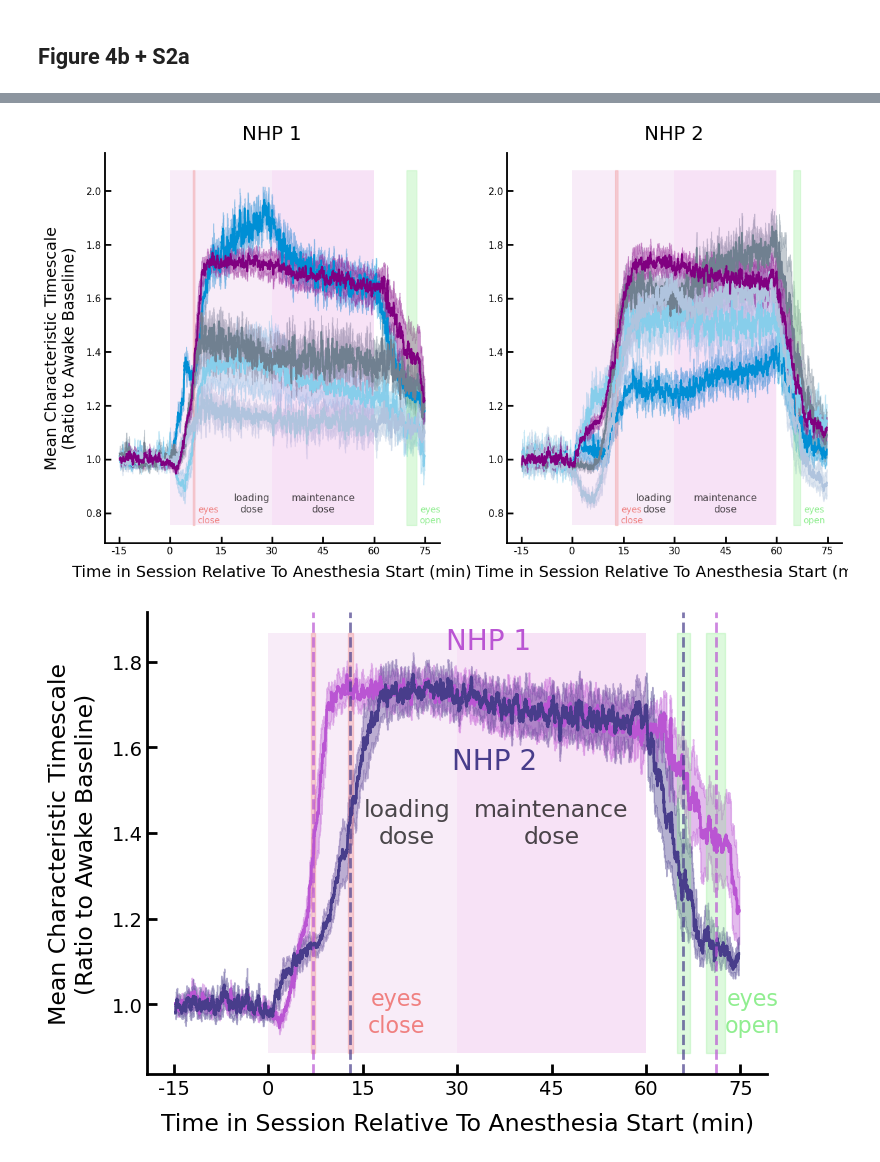
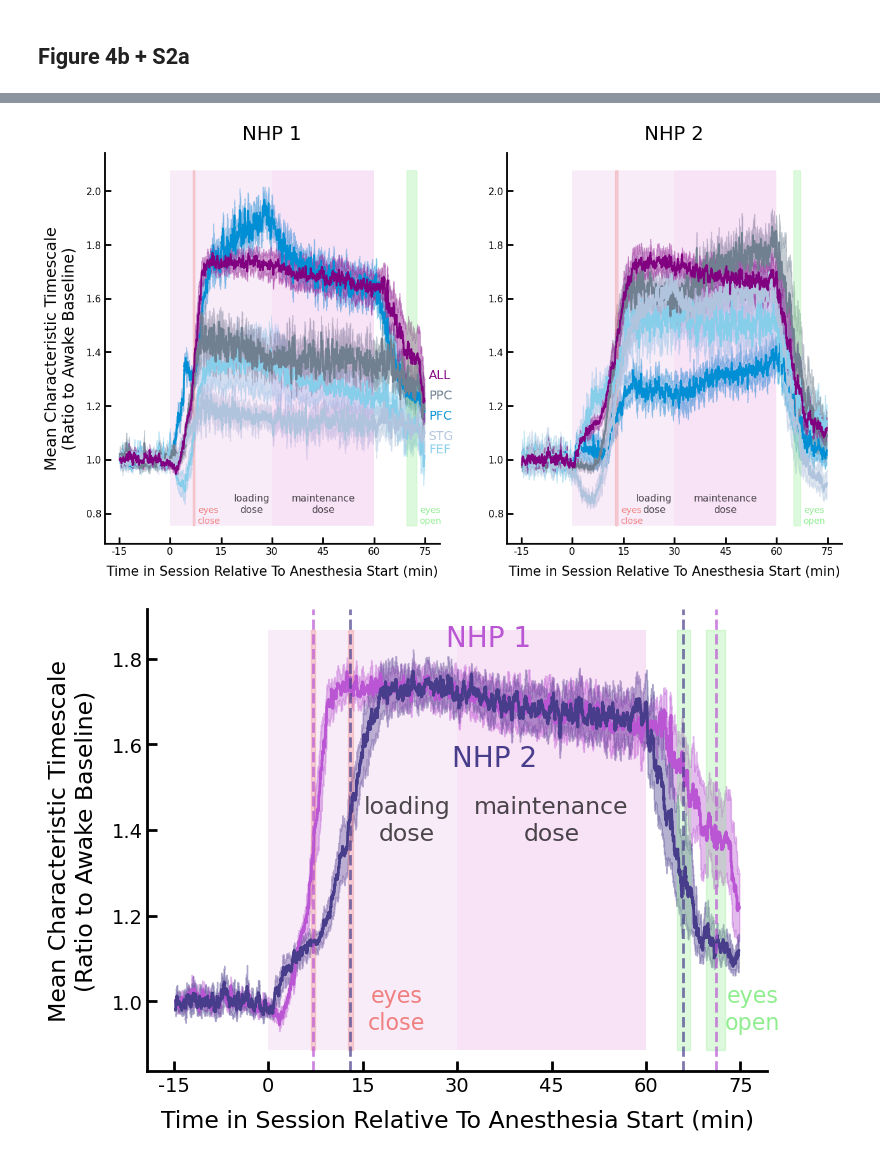
Before and after one commit to adamjeisen/ChaoticConsciousness, a Jupyter notebook: _jupyter/Figure 4 + S2 - Stability Results-Binned by Session.ipynb, the cells around one changed output, grey strips where cells are left out. Cells and saved outputs as stored; diff of their text form; code cells hidden in the pictures.

```diff
--- a/_jupyter/Figure 4 + S2 - Stability Results-Binned by Session.ipynb
+++ b/_jupyter/Figure 4 + S2 - Stability Results-Binned by Session.ipynb
@@ -19,8 +21,12 @@ from plot_utils import barplot_annotate_brackets
 
 plt.style.use('../sci_style.py')
 # %%
-img_save_dir = "/scratch2/weka/millerlab/eisenaj/ChaoticConsciousness/images"
-data_save_dir = "/scratch2/weka/millerlab/eisenaj/ChaoticConsciousness/figure_data"
+if socket.gethostname() == 'millerlab-endeavourOS':
+    img_save_dir = "/home/adameisen/Documents/data/ChaoticConsciousness/images"
+    data_save_dir = "/home/adameisen/Documents/data/ChaoticConsciousness/figure_data"
+else:
+    img_save_dir = "/scratch2/weka/millerlab/eisenaj/ChaoticConsciousness/images"
+    data_save_dir = "/scratch2/weka/millerlab/eisenaj/ChaoticConsciousness/figure_data"
 # %% [markdown]
 # Load Data
 # %%
@@ -45,8 +51,10 @@ data_save_dir = "/scratch2/weka/millerlab/eisenaj/ChaoticConsciousness/figure_da
 norm = False
 subsample = 1
 
-# results_dir = '/scratch2/weka/millerlab/eisenaj/ChaoticConsciousness/session_results'\
-results_dir = '/scratch2/weka/millerlab/eisenaj/ChaoticConsciousness/stability_results_redone/stability_results'
+if socket.gethostname() == 'millerlab-endeavourOS':
+    results_dir = "/home/adameisen/Documents/data/ChaoticConsciousness/stability_results_redone/stability_results"
+else:
+    results_dir = '/scratch2/weka/millerlab/eisenaj/ChaoticConsciousness/stability_results_redone/stability_results'
 
 session_list = os.listdir(results_dir)
 # %%
@@ -60,7 +68,10 @@ for session in tqdm(session_list):
     # LOAD DATA
     # --------------------------------
     print("loading data...")
-    all_data_dir = '/scratch2/weka/millerlab/eisenaj/datasets/anesthesia/mat'
+    if socket.gethostname() == 'millerlab-endeavourOS':
+        all_data_dir = "/home/adameisen/millerdata/data/common/datasets/anesthesia/mat"
+    else:
+        all_data_dir = '/scratch2/weka/millerlab/eisenaj/datasets/anesthesia/mat'
     data_class = get_data_class(session, all_data_dir)
 
     os.environ["HDF5_USE_FILE_LOCKING"] = "FALSE"
@@ -541,13 +558,13 @@ for i, monkey in enumerate(monkeys):
 
         safe_inds = counts_changes[monkey][area][time_inds].sum(axis=-1) == num_sessions[monkey]
         mean_vals = np.exp(np.log(changes_all[monkey][area][time_inds][safe_inds]).sum(axis=-1)/counts_changes[monkey][area][time_inds][safe_inds].sum(axis=-1))
-        ax.plot(time_vals[time_inds][safe_inds], mean_vals, label=area_labels[area], color=area_colors[area])
+        ax.plot(time_vals[time_inds][safe_inds], mean_vals, label=area_labels[area], color=area_colors[area], rasterized=True)
 
         std_vals = np.exp(np.sqrt(np.square(np.log(changes_all[monkey][area][time_inds][safe_inds]/np.expand_dims(mean_vals, -1))).sum(axis=-1)/(counts_changes[monkey][area][time_inds][safe_inds].sum(axis=-1) - 1)))
         se_vals = np.exp(np.log(std_vals)/np.sqrt(np.sqrt(counts_changes[monkey][area][time_inds][safe_inds].sum(axis=-1))))
         lower_bound = np.exp(np.log(mean_vals) - np.log(se_vals))
         upper_bound = np.exp(np.log(mean_vals) + np.log(se_vals))
-        ax.fill_between(time_vals[time_inds][safe_inds], lower_bound, upper_bound, alpha=0.4, color=area_colors[area])
+        ax.fill_between(time_vals[time_inds][safe_inds], lower_bound, upper_bound, alpha=0.4, color=area_colors[area], rasterized=True)
 
         figure4_data['timescales'][monkey][area] = {
             'time': time_vals[time_inds],
@@ -559,6 +576,23 @@ for i, monkey in enumerate(monkeys):
         ax.xaxis.set_ticks_position('bottom')
         ax.yaxis.set_ticks_position('left')
         ax.tick_params(labelsize=tick_fontsize)
+
+        if i == 0:
+            if area == 'all':
+                ax.text(76, 1.3, area_labels[area], color=area_colors[area], fontsize=onplot_fontsize)
+
+            if area == '7b':
+                ax.text(76, 1.225, area_labels[area], color=area_colors[area], fontsize=onplot_fontsize)
+
+            if area == 'vlPFC':
+                ax.text(76, 1.15, area_labels[area], color=area_colors[area], fontsize=onplot_fontsize)
+
+            if area == 'CPB':
+                ax.text(76, 1.075, area_labels[area], color=area_colors[area], fontsize=onplot_fontsize)
+
+            if area == 'FEF':
+                ax.text(76, 1.025, area_labels[area], color=area_colors[area], fontsize=onplot_fontsize)
+
 ylim = ax.get_ylim()
 
 lns = []
@@ -575,35 +609,42 @@ for i in range(2):
         ax.spines[['right', 'top']].set_visible(False)
         ax.xaxis.set_ticks_position('bottom')
         ax.yaxis.set_ticks_position('left')
         ax.set_ylabel(f'Mean Characteristic Timescale\n(Ratio to Awake Baseline)', fontsize=ylabel_fontsize)
+
+
+        # if area == 'CPB':
+        #     ax.text(60 + (plot_end_time - 60)*1.04, stability_all[monkey][area][time_vals >= 60].mean() - 2.5, area_labels[area], color=area_colors[area], fontsize=onplot_fontsize)
+        # if area == '7b':
+        #         ax.text(60 + (plot_end_time - 60)*1.15, -27, area_labels[area], color=area_colors[area], fontsize=onplot_fontsize)
+
     else:
 #         ax.spines[['right', 'top', 'left']].set_visible(False)
         ax.spines[['right', 'top']].set_visible(False)
         ax.xaxis.set_ticks_position('bottom')
         ax.tick_params(axis='y', which='both', left=True, right=False)
 
     xticks = [-15, 0, 15, 30, 45, 60, 75]
     ax.set_xticks(xticks, xticks)
-    ax.set_xlabel('Time in Session Relative To Anesthesia Start (min)', fontsize=xlabel_fontsize)
+    ax.set_xlabel('Time in Session Relative To Anesthesia Start (min)', fontsize=xlabel_fontsize-3)
     ax.tick_params(labelsize=tick_fontsize)
     ax.set_title(f'NHP {i + 1}', fontsize=title_fontsize)
 
     mean_eyes_close = np.mean(eyes_closes[monkeys[i]])
     se_eyes_close = np.std(eyes_closes[monkeys[i]])/np.sqrt(len(eyes_closes[monkeys[i]]))
 
 #     ax.axvline(mean_eyes_close/60)
     ax.fill_betweenx(ylim, (mean_eyes_close - se_eyes_close)/60, (mean_eyes_close + se_eyes_close)/60, alpha=0.3, color='lightcoral')
     ax.text((mean_eyes_close + se_eyes_close)/60 + 4, ylim[0] + 0.01, 'eyes\nclose', color='lightcoral', fontsize=onplot_fontsize - 4, horizontalalignment='center')
 
     mean_eyes_open = np.mean(eyes_opens[monkeys[i]])
     se_eyes_open = np.std(eyes_opens[monkeys[i]])/np.sqrt(len(eyes_opens[monkeys[i]]))
 
 #     ax.axvline(mean_eyes_close/60)
     ax.fill_betweenx(ylim, (mean_eyes_open - se_eyes_open)/60, (mean_eyes_open + se_eyes_open)/60, alpha=0.3, color='lightgreen')
     ax.text((mean_eyes_open + se_eyes_open)/60 + 4, ylim[0] + 0.01, 'eyes\nopen', color='lightgreen', fontsize=onplot_fontsize - 4, horizontalalignment='center')
 plt.savefig(os.path.join(img_save_dir, "SI", "stability-timescales-all-areas.pdf"), bbox_inches='tight', transparent=True)
 # %% [output]
-[figure, old version]
+[figure, new version]
 # %%
 tick_fontsize=14
 onplot_fontsize = 20
```
Also changed, not shown: parts of 25 cells of this notebook.
